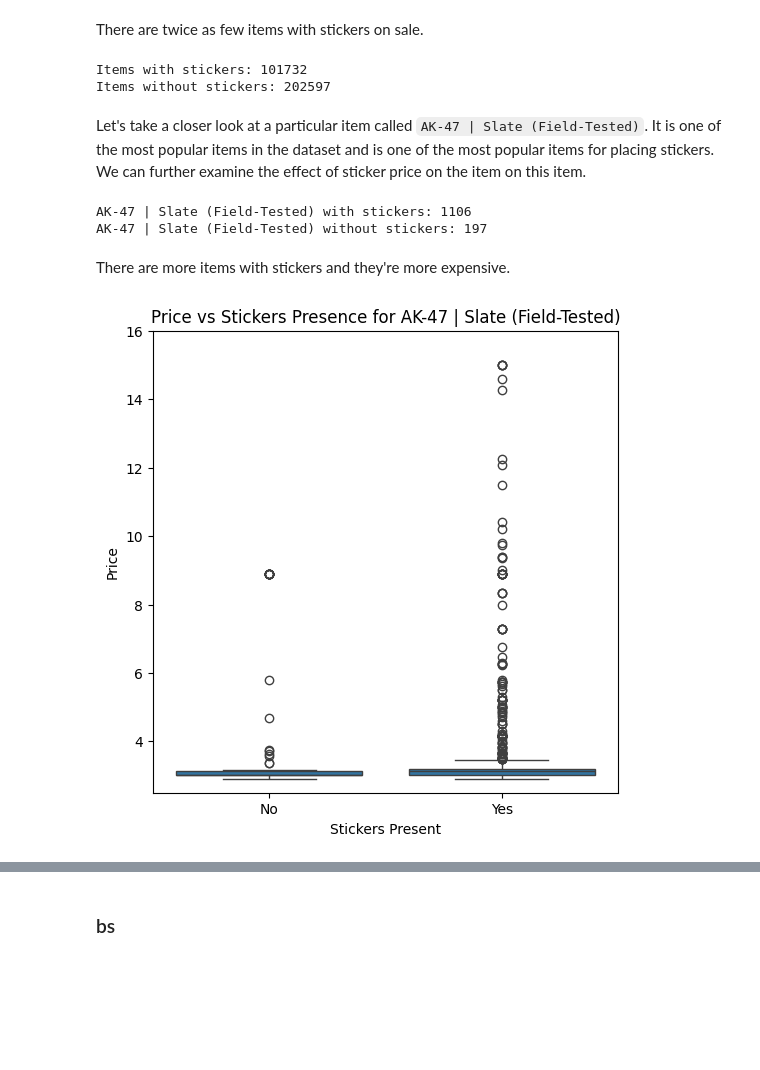
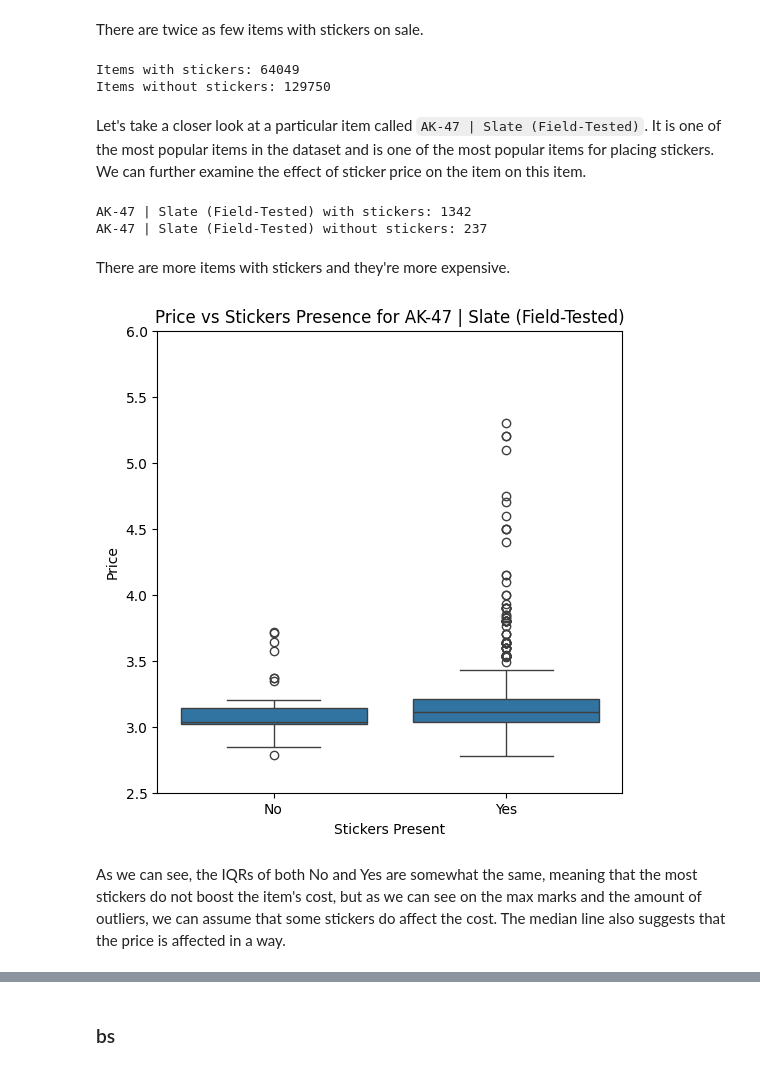
Before and after one commit to marchanyanehu/ml_skins, a Jupyter notebook: ml/main.ipynb, the cells around one changed output, grey strips where cells are left out. Drawn from its saved outputs; the diff is of its cells as text; code cells hidden in the pictures; blank space fills up the shorter version.

```diff
--- a/ml/main.ipynb
+++ b/ml/main.ipynb
@@ -528,7 +679,7 @@ plt.show()
 # %% [markdown]
 As we can see, there are some data anomalies present. Even using the RobustScaler didn't help to deal with outliers. We’ll now try to fix these anomalies by by removing items with an unreasonable price.
 # %%
-df_items = df_items[(df_items['stickers'].notna()) | (df_items['price'] <= df_items['avg_price'] * 20)]
+# df_items = df_items[(df_items['sum_sticker_price'] + df_items['avg_price']) >= df_items['price']]
 
-df_items
+# df_items
 # %% [output]
@@ -593,8 +744,8 @@ items_without_stickers = df_items['stickers'].isna().sum()
 print(f"Items with stickers: {items_with_stickers}")
 print(f"Items without stickers: {items_without_stickers}")
 # %% [output]
-Items with stickers: 101732
-Items without stickers: 202597
+Items with stickers: 64049
+Items without stickers: 129750
 # %% [markdown]
 Let's take a closer look at a particular item called `AK-47 | Slate (Field-Tested)`. It is one of the most popular items in the dataset and is one of the most popular items for placing stickers. We can further examine the effect of sticker price on the item on this item.
 # %%
@@ -604,18 +755,20 @@ ak47_slate_with_stickers = ak47_slate[ak47_slate['stickers'].notna()].shape[0]
 ak47_slate_without_stickers = ak47_slate[ak47_slate['stickers'].isna()].shape[0]
 print(f'{item_to_selecet} with stickers: {ak47_slate_with_stickers}\n{item_to_selecet} without stickers: {ak47_slate_without_stickers}')
 # %% [output]
-AK-47 | Slate (Field-Tested) with stickers: 1106
-AK-47 | Slate (Field-Tested) without stickers: 197
+AK-47 | Slate (Field-Tested) with stickers: 1342
+AK-47 | Slate (Field-Tested) without stickers: 237
 # %% [markdown]
 There are more items with stickers and they're more expensive.
 # %%
 plt.figure(figsize=(6, 6))
 sns.boxplot(x=ak47_slate['stickers'].notna(), y='price', data=ak47_slate)
 plt.title('Price vs Stickers Presence for AK-47 | Slate (Field-Tested)')
 plt.xlabel('Stickers Present')
 plt.ylabel('Price')
 plt.xticks([0, 1], ['No', 'Yes'])
-plt.ylim(2.5, 16)
+plt.ylim(2.5, 6)
 plt.show()
 # %% [output]
-[figure, old version]
+[figure, new version]
+# %% [markdown]
+As we can see, the IQRs of both No and Yes are somewhat the same, meaning that the most stickers do not boost the item's cost, but as we can see on the max marks and the amount of outliers, we can assume that some stickers do affect the cost. The median line also suggests that the price is affected in a way.
```
Also changed, not shown: parts of 52 cells of this notebook.
